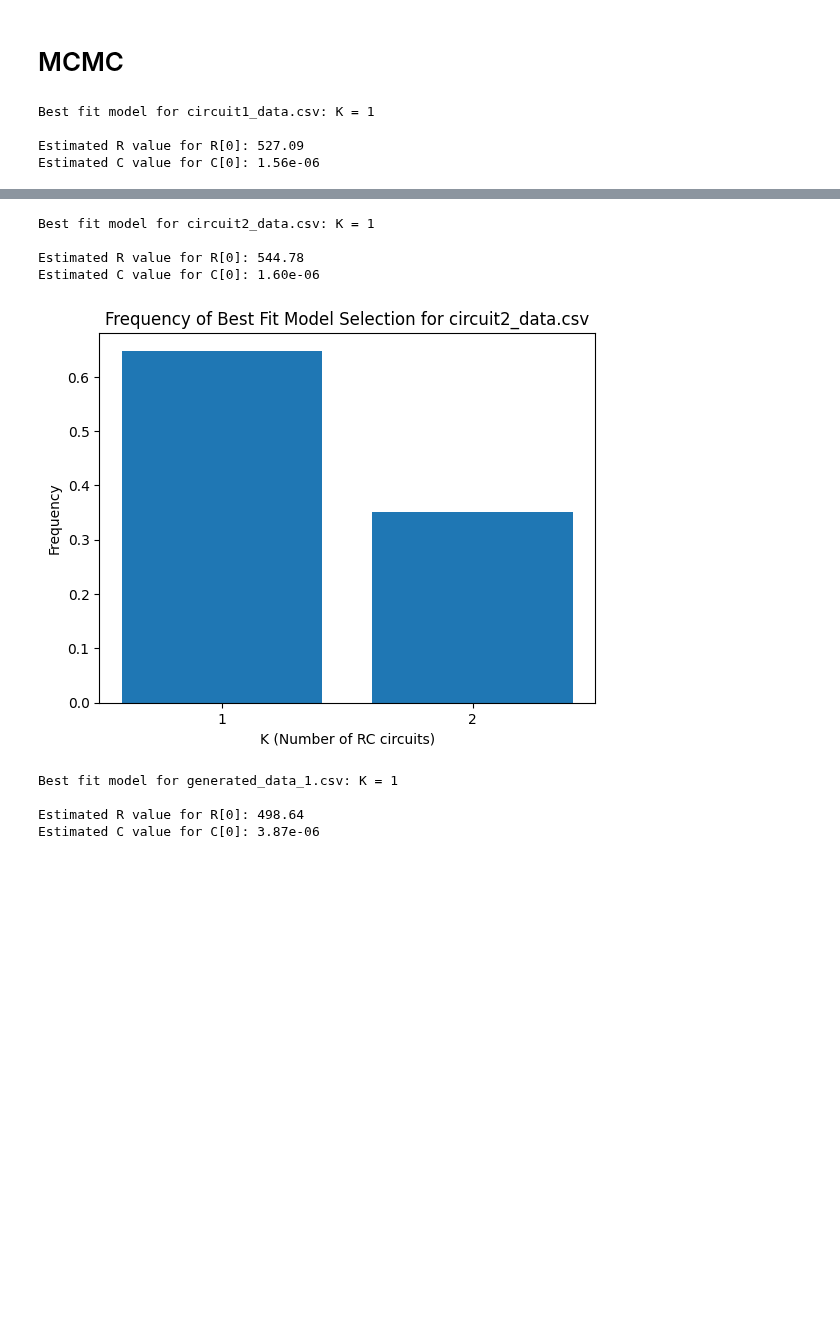
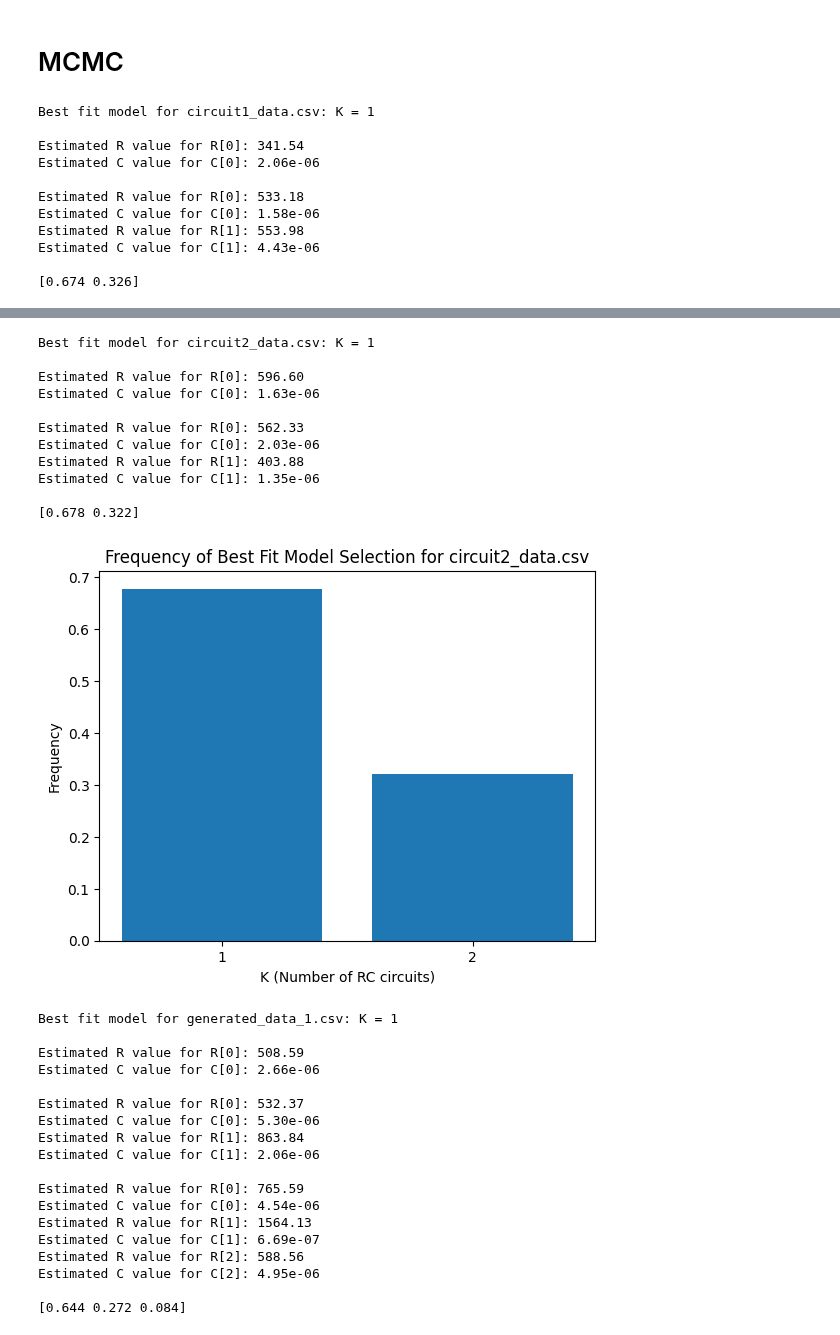
Before and after one commit to calvinbootsman/Data-Fusion-Architecture, a Jupyter notebook: Assignment 2.ipynb, the cells around one changed output, grey strips where cells are left out. Drawn from its saved outputs; the diff is of its cells as text; code cells hidden in the pictures; blank space fills up the shorter version.

```diff
--- a/Assignment 2.ipynb
+++ b/Assignment 2.ipynb
@@ -369,12 +369,15 @@ for file in custom_data_files:
 
     R_samples_n, C_samples_n = sort_samples(R_samples_n, C_samples_n)
     print(f"Best fit model for {file}: K = {K_best}\n")
-    for i in range(K_best):
-        print(f"Estimated R value for R[{i}]: {np.mean(R_samples_n[K_best][i]):.2f}")
-        print(f"Estimated C value for C[{i}]: {np.mean(C_samples_n[K_best][i]):.2e}\n")
+    for j in range(K_max):
+        for i in range(j + 1):
+            print(f"Estimated R value for R[{i}]: {np.mean(R_samples_n[j][i]):.2f}")
+            print(f"Estimated C value for C[{i}]: {np.mean(C_samples_n[j][i]):.2e}")
+        print('')
 
     # Normalize K_n
     K_n = K_n / np.sum(K_n)
+    print(K_n)
 
     # Plotting the bar chart of K_n
     plt.bar(range(1, K_max + 1), K_n)
@@ -386,5 +389,12 @@ for file in custom_data_files:
 # %% [output]
 Best fit model for circuit1_data.csv: K = 1
 
-Estimated R value for R[0]: 527.09
-Estimated C value for C[0]: 1.56e-06
+Estimated R value for R[0]: 341.54
+Estimated C value for C[0]: 2.06e-06
+
+Estimated R value for R[0]: 533.18
+Estimated C value for C[0]: 1.58e-06
+Estimated R value for R[1]: 553.98
+Estimated C value for C[1]: 4.43e-06
+
+[0.674 0.326]
@@ -392,9 +402,30 @@ Estimated C value for C[0]: 1.56e-06
 Best fit model for circuit2_data.csv: K = 1
 
-Estimated R value for R[0]: 544.78
-Estimated C value for C[0]: 1.60e-06
+Estimated R value for R[0]: 596.60
+Estimated C value for C[0]: 1.63e-06
+
+Estimated R value for R[0]: 562.33
+Estimated C value for C[0]: 2.03e-06
+Estimated R value for R[1]: 403.88
+Estimated C value for C[1]: 1.35e-06
+
+[0.678 0.322]
-[figure, old version]
+[figure, new version]
 Best fit model for generated_data_1.csv: K = 1
 
-Estimated R value for R[0]: 498.64
-Estimated C value for C[0]: 3.87e-06
+Estimated R value for R[0]: 508.59
+Estimated C value for C[0]: 2.66e-06
+
+Estimated R value for R[0]: 532.37
+Estimated C value for C[0]: 5.30e-06
+Estimated R value for R[1]: 863.84
+Estimated C value for C[1]: 2.06e-06
+
+Estimated R value for R[0]: 765.59
+Estimated C value for C[0]: 4.54e-06
+Estimated R value for R[1]: 1564.13
+Estimated C value for C[1]: 6.69e-07
+Estimated R value for R[2]: 588.56
+Estimated C value for C[2]: 4.95e-06
+
+[0.644 0.272 0.084]
```
Also changed, not shown: parts of 3 cells of this notebook.
